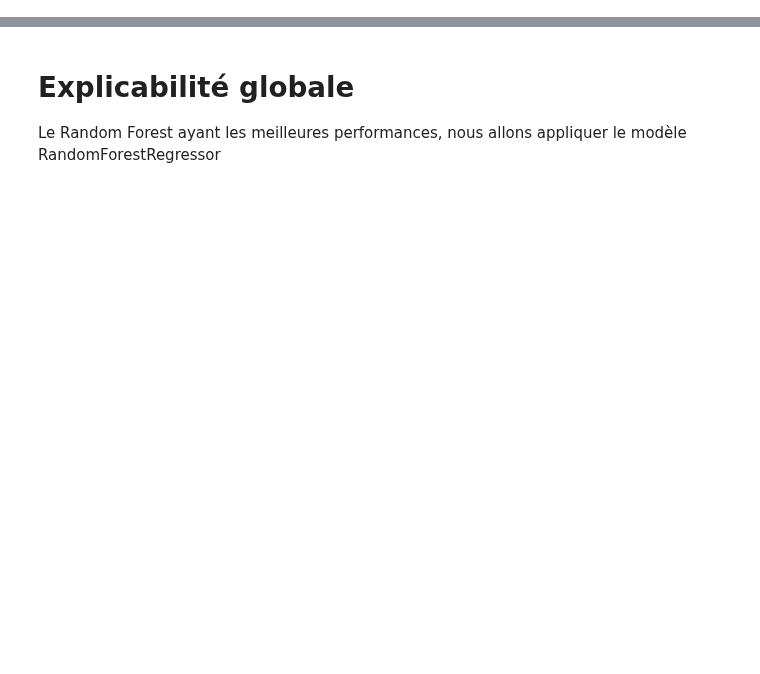
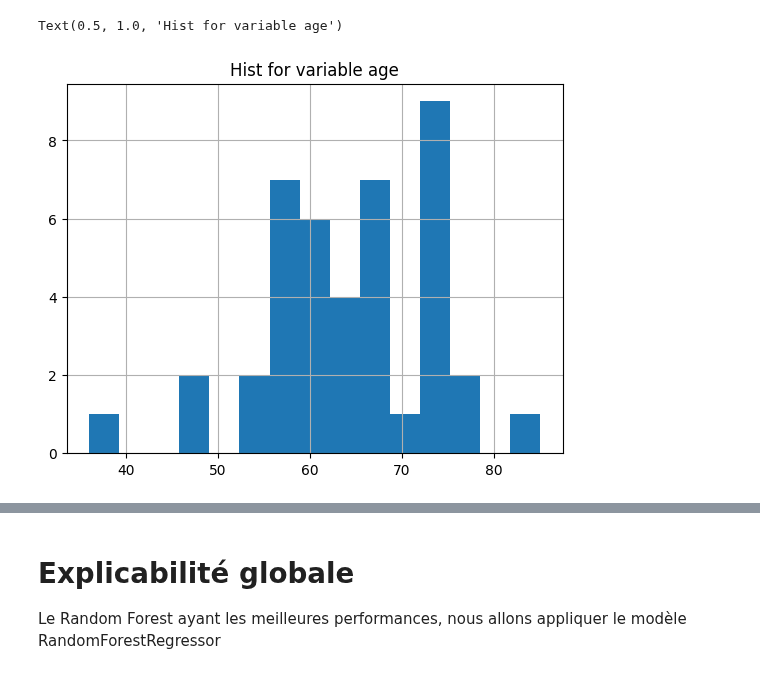
Before and after one commit to Michel93DM/XAI_methods, a Jupyter notebook: Notebooks/parkinson_telemonitoring.ipynb, the cells around one changed output, grey strips where cells are left out. Drawn from its saved outputs; the diff is of its cells as text; code cells hidden in the pictures; blank space fills up the shorter version.

```diff
--- a/Notebooks/parkinson_telemonitoring.ipynb
+++ b/Notebooks/parkinson_telemonitoring.ipynb
@@ -113,0 +112,6 @@ max       0.865600     0.731730     1.000000    39.511000    54.992000
+# %%
+pd.concat([data[["subject#", "age"]], y], axis=1).groupby("subject#").mean().age.hist(bins=15)
+plt.title("Hist for variable age")
+# %% [output]
+Text(0.5, 1.0, 'Hist for variable age')
+[figure, added]
```
Also changed, not shown: parts of 41 cells of this notebook, 3 other files.
